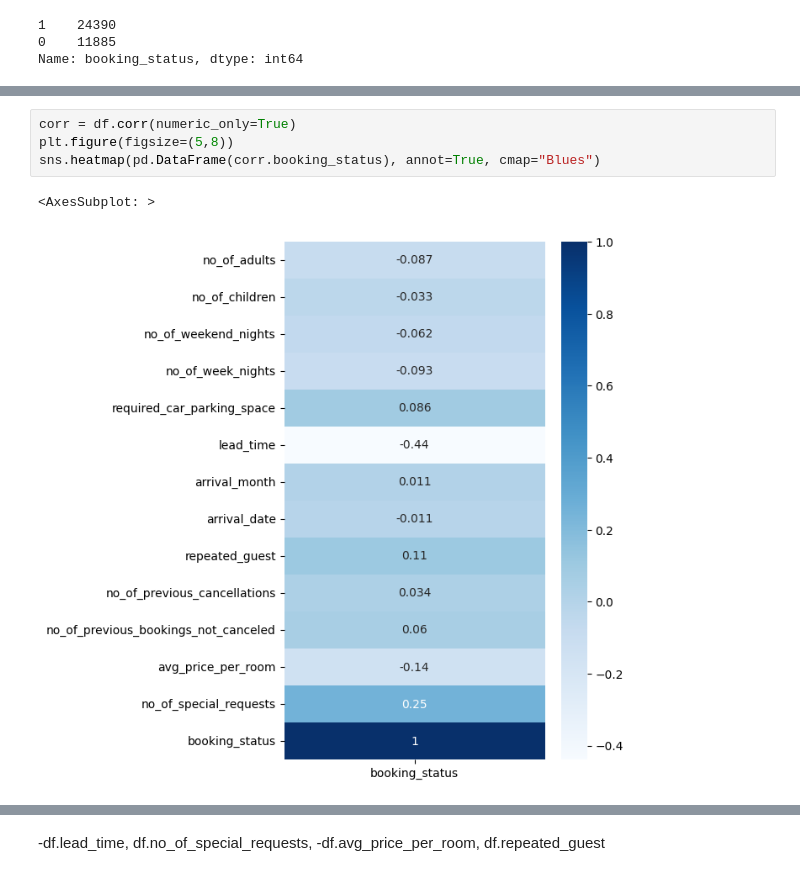
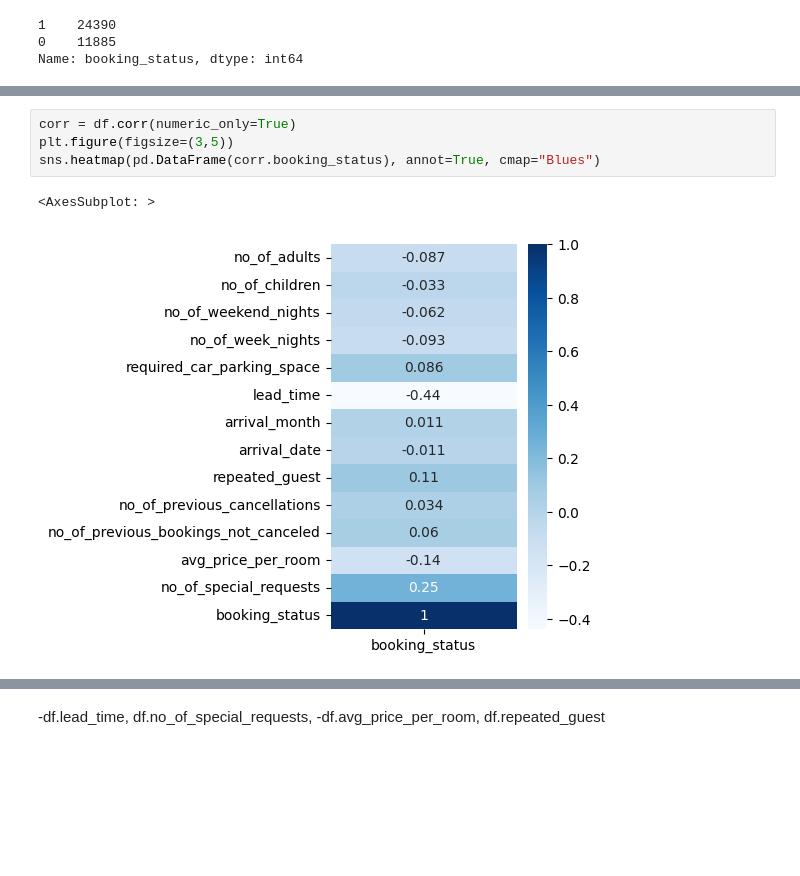
Before and after one commit to jhnnce/Kaggel_Hotel_Reservation, a Jupyter notebook: SRC_HotelR/Preprocessing_HotelR/Preprocessing_HotelR.ipynb, the cells around one changed output, grey strips where cells are left out. Cells and saved outputs as stored; diff of their text form; blank space fills up the shorter version.

```diff
--- a/SRC_HotelR/Preprocessing_HotelR/Preprocessing_HotelR.ipynb
+++ b/SRC_HotelR/Preprocessing_HotelR/Preprocessing_HotelR.ipynb
@@ -112,7 +112,7 @@ sns.heatmap(corr, annot=True);
 # %%
 corr = df.corr(numeric_only=True)
-plt.figure(figsize=(5,8))
+plt.figure(figsize=(3,5))
 sns.heatmap(pd.DataFrame(corr.booking_status), annot=True, cmap="Blues")
 # %% [output]
 <AxesSubplot: >
-[figure, old version]
+[figure, new version]
```
Also changed, not shown: parts of 22 cells of this notebook.
